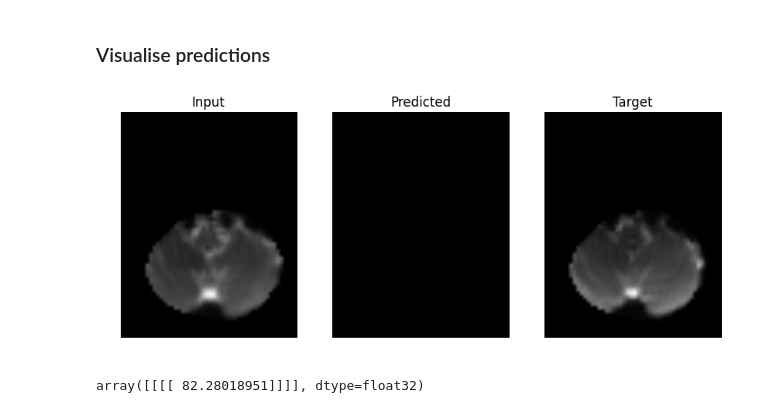
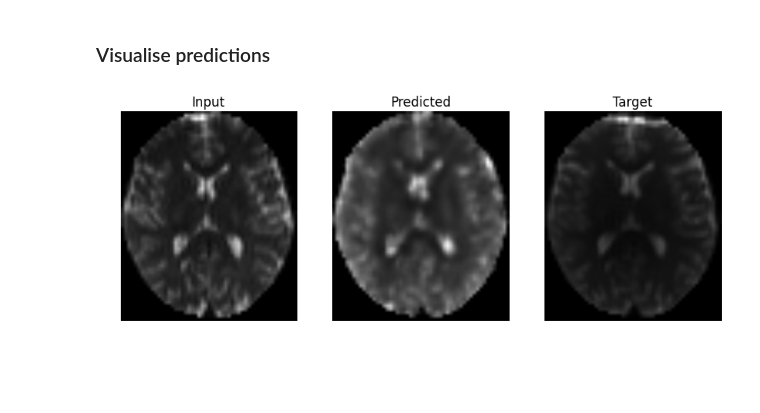
Before and after one commit to shivamdhall/MRIDataHarmonisation, a Jupyter notebook: Development/CrossX-Patchified.ipynb, the cells around one changed output. Saved outputs shown, nothing was run; the diff lists cells and outputs as text; code cells hidden in the pictures; blank space fills up the shorter version.

```diff
--- a/Development/CrossX-Patchified.ipynb
+++ b/Development/CrossX-Patchified.ipynb
@@ -505,7 +512,9 @@ optimizer = optim.Adam(net.parameters(), lr=0.1)
 # %% [markdown]
 ### Train CNN
+# %%
+adam_losses = []
 # %%
-(trained_net, adam_losses) = train(net, training_dataset, trainloader, [], optimizer, criterion, 1)
+(trained_net, adam_losses) = train(net, training_dataset, trainloader, adam_losses, optimizer, criterion, 50)
 # %% [output]
 [1,   250]
 [1,   500]
@@ -562,3 +566,7 @@ predicted_brain = reconstruct_brain(predictions,[50,64,48,13])
+# %%
+(x,y,z,v) = testing_data_inp[0].shape
+# %%
+predicted_brain = reconstruct_brain(predictions,[x,y,z,1])
 # %%
 predicted_brain.shape
 # %% [output]
@@ -566,10 +574,6 @@ predicted_brain.shape
 # %% [markdown]
 ### Visualise predictions
 # %%
-viz_pred(testing_data_inp[0], predicted_brain, testing_data_out[0], 3)
+viz_pred(testing_data_inp[0], predicted_brain, testing_data_out[0], 25)
 # %% [output]
-[figure, old version]
+[figure, new version]
-# %%
-predictions[:,:,:,:,600000]
-# %% [output]
-array([[[[ 82.28018951]]]], dtype=float32)
```
Also changed, not shown: parts of 32 cells of this notebook.
